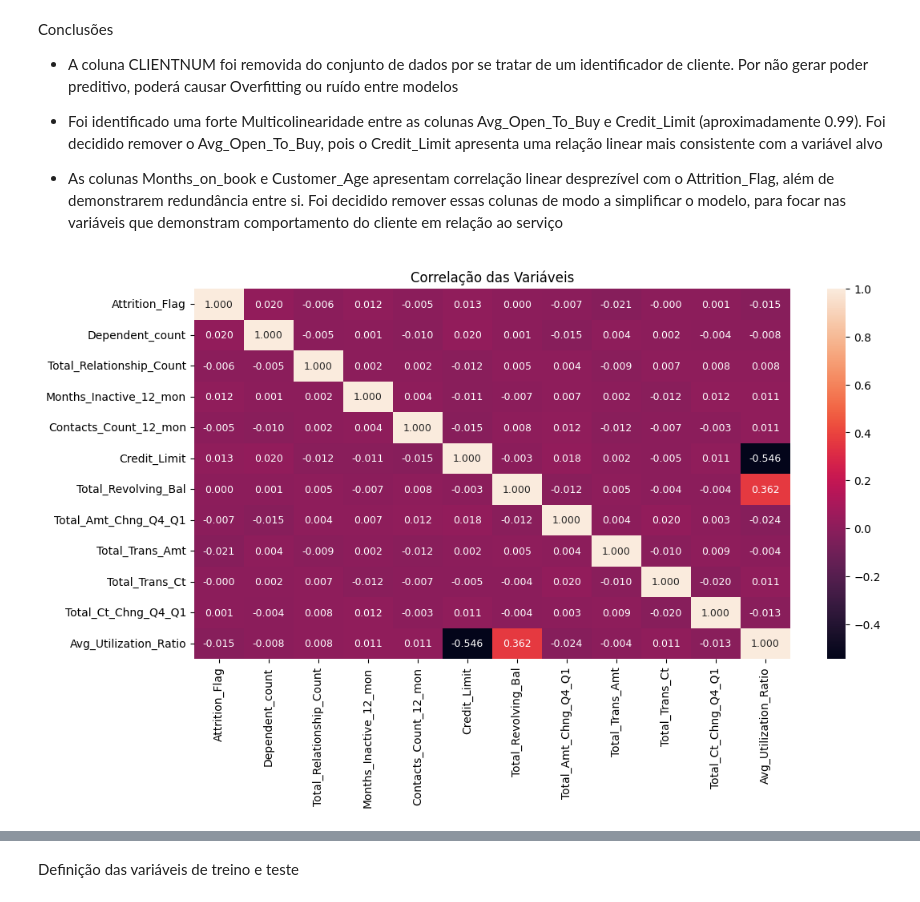
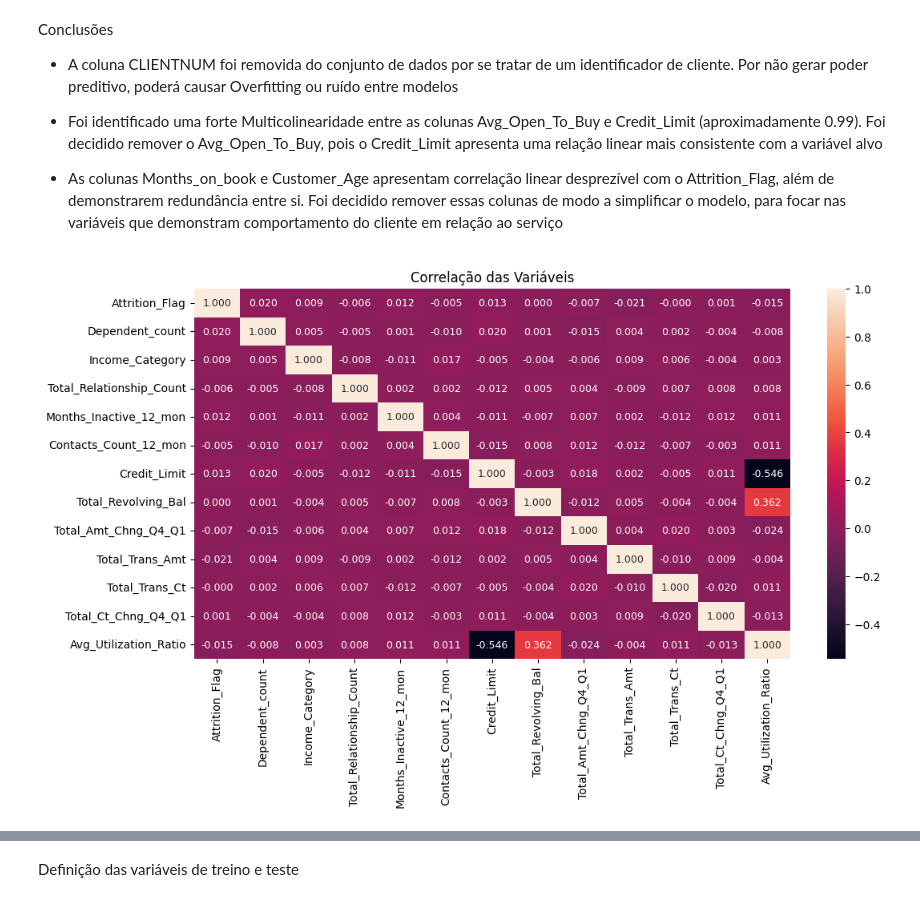
Before and after one commit to rpf991/Previsao_Churning_Clientes_Credito, a Jupyter notebook: notebooks/data_analysis.ipynb, the cells around one changed output, grey strips where cells are left out. Saved outputs shown, nothing was run; the diff lists cells and outputs as text; code cells hidden in the pictures.

```diff
--- a/notebooks/data_analysis.ipynb
+++ b/notebooks/data_analysis.ipynb
@@ -250,30 +252,28 @@ Conclusões
 # %%
 df_credit_clean = df_base_credit.drop(columns=[
                                           'Gender', 'CLIENTNUM', 'Marital_Status',
                                           'Card_Category', 'Education_Level',
 
                                           'Avg_Open_To_Buy', 'Months_on_book', 'Customer_Age',
-
-                                          'Is_Male', 'Is_Female',  Income Category
-
+                                          'Is_Male', 'Is_Female',
                                           'Is_Uneducated', 'Education_HighSchool',
                                           'Education_College', 'Education_Graduate',
                                           'Education_Post_Graduate', 'Education_Doctorate',
 
                                           'Status_Divorced', 'Status_Single', 'Status_Married',
 
                                           'Is_Blue_Card', 'Is_Silver_Card', 'Is_Gold_Card', 'Is_Platinum_Card'
                                             ])
 
 
 plt.figure(figsize=(12, 6))
 
 sns.heatmap(data=df_credit_clean.corr(),
             annot=True, fmt=".3f", annot_kws={"size": 9})
 plt.title("Correlação das Variáveis")
 plt.show()
 # %% [output]
-[figure, old version]
+[figure, new version]
 # %%
 # Para melhorar o poder preditivo em relação aos modelos, foi optado
 # criar uma medida que divide o valor das transações pela quantidade de transações
```
Also changed, not shown: parts of 26 cells of this notebook, 1 other file.
